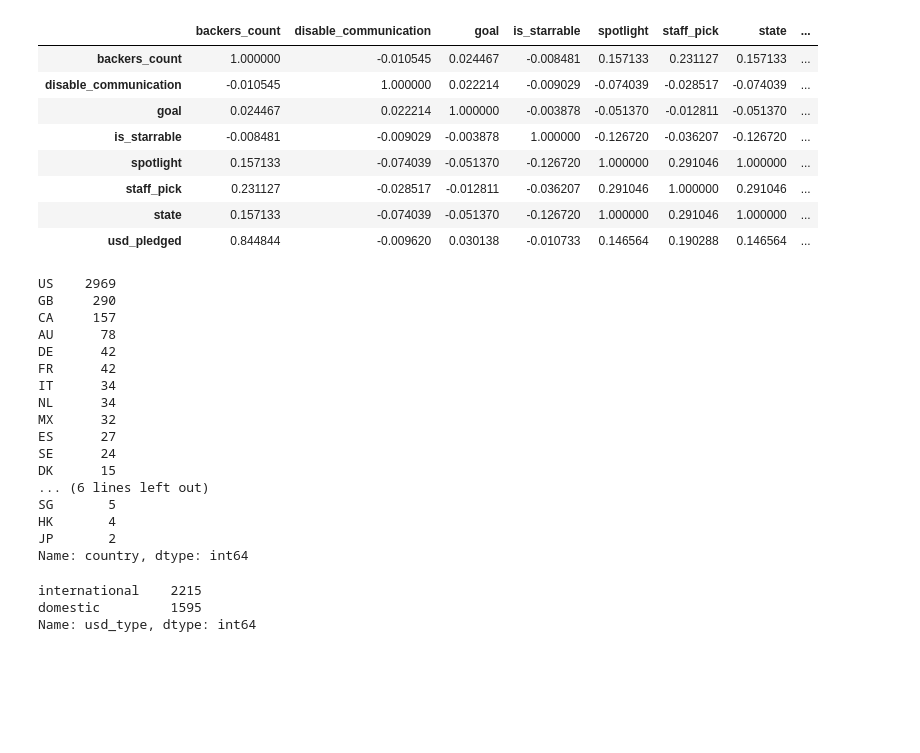
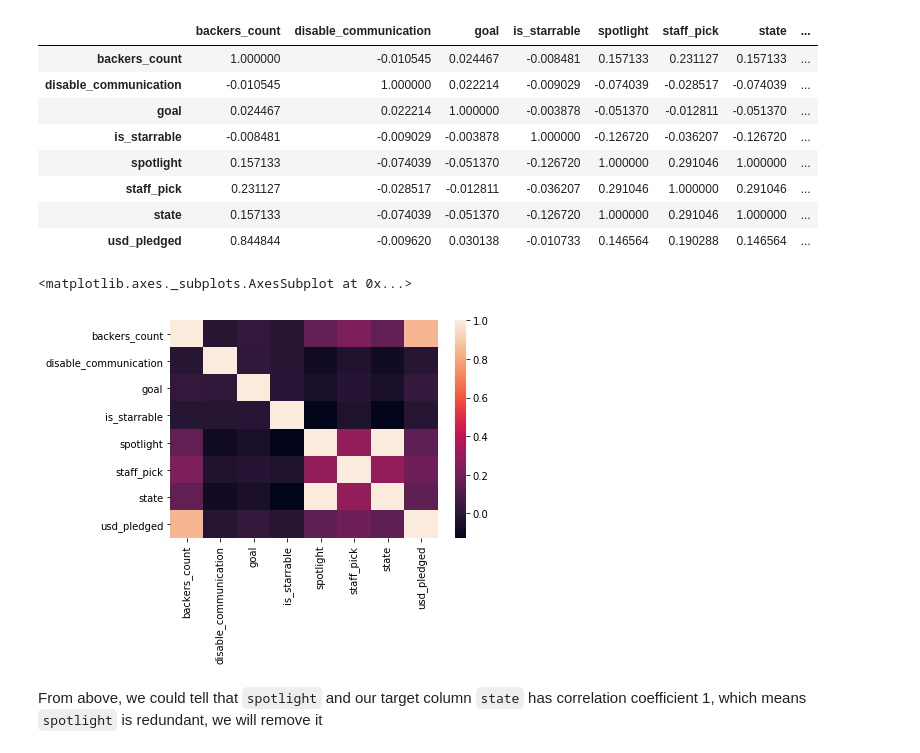
Before and after one commit to george1577/Thinkful_Data_Science, a Jupyter notebook: Drills_and_Assignments/Data_Science_Bootcamp/Unit_2_Supervised_learning/Lesson_1_Preparing_to_model/Challenge_Preparing_a_dataset_for_modeling/Challenge Preparing a dataset for modeling.ipynb, the cells around one changed output. Cells and saved outputs as stored; diff of their text form; code cells hidden in the pictures; blank space fills up the shorter version.

```diff
--- a/Drills_and_Assignments/Data_Science_Bootcamp/Unit_2_Supervised_learning/Lesson_1_Preparing_to_model/Challenge_Preparing_a_dataset_for_modeling/Challenge Preparing a dataset for modeling.ipynb
+++ b/Drills_and_Assignments/Data_Science_Bootcamp/Unit_2_Supervised_learning/Lesson_1_Preparing_to_model/Challenge_Preparing_a_dataset_for_modeling/Challenge Preparing a dataset for modeling.ipynb
@@ -275,29 +294,10 @@ KS_raw.corr()
 | staff_pick | 0.231127 | -0.028517 | -0.012811 | -0.036207 | 0.291046 | 1.000000 | 0.291046 | ... |
 | state | 0.157133 | -0.074039 | -0.051370 | -0.126720 | 1.000000 | 0.291046 | 1.000000 | ... |
 | usd_pledged | 0.844844 | -0.009620 | 0.030138 | -0.010733 | 0.146564 | 0.190288 | 0.146564 | ... |
-# %%
-KS_raw['country'].value_counts()
-# %% [output]
-US    2969
-GB     290
-CA     157
-AU      78
-DE      42
-FR      42
-IT      34
-NL      34
-MX      32
-ES      27
-SE      24
-DK      15
-... (6 lines left out)
-SG       5
-HK       4
-JP       2
-Name: country, dtype: int64
-# %%
-KS_raw['usd_type'].value_counts()
-# %% [output]
-international    2215
-domestic         1595
-Name: usd_type, dtype: int64
+# %%
+sns.heatmap(KS_clean.corr())
+# %% [output]
+<matplotlib.axes._subplots.AxesSubplot at 0x...>
+[figure, added]
+# %% [markdown]
+From above, we could tell that `spotlight` and our target column `state` has correlation coefficient 1, which means `spotlight` is redundant, we will remove it
```
Also changed, not shown: parts of 39 cells of this notebook.
